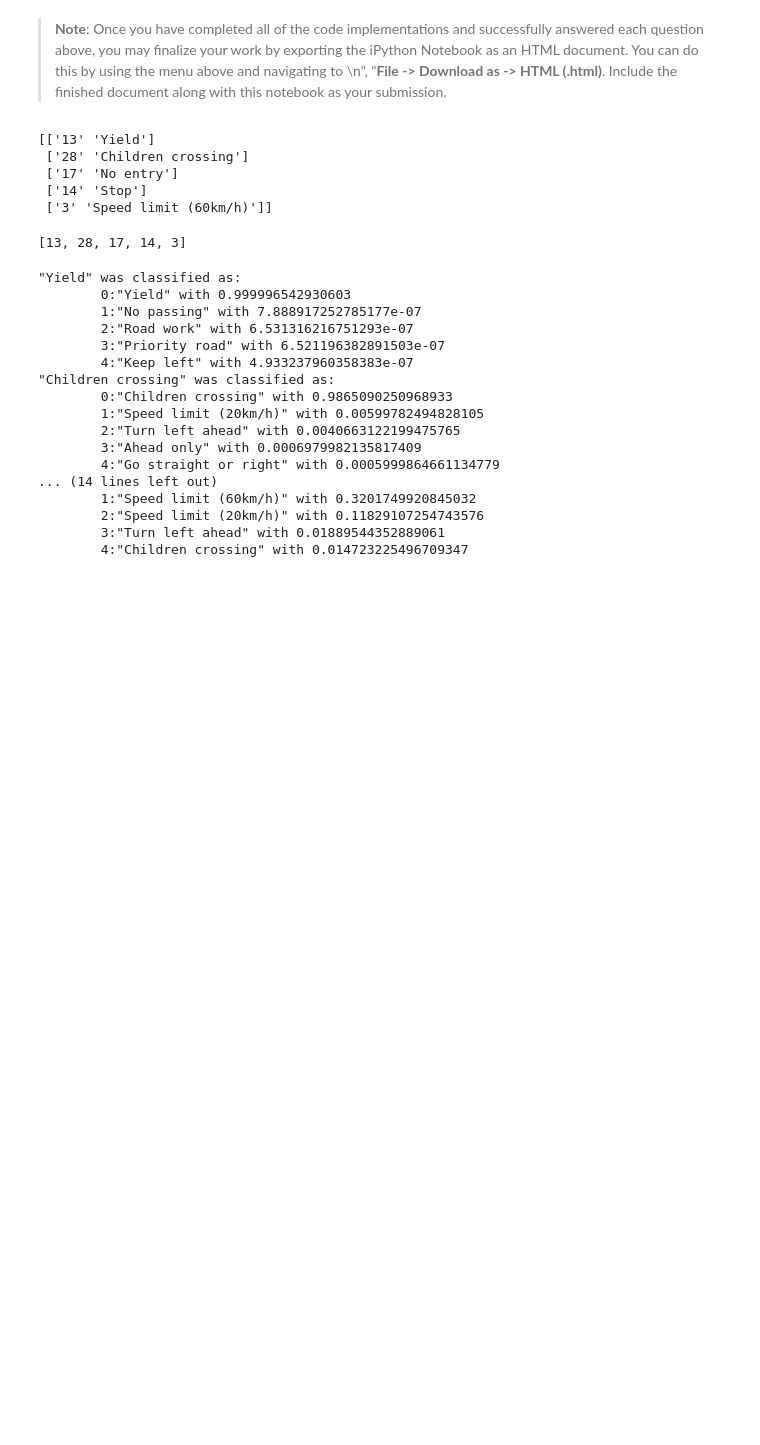
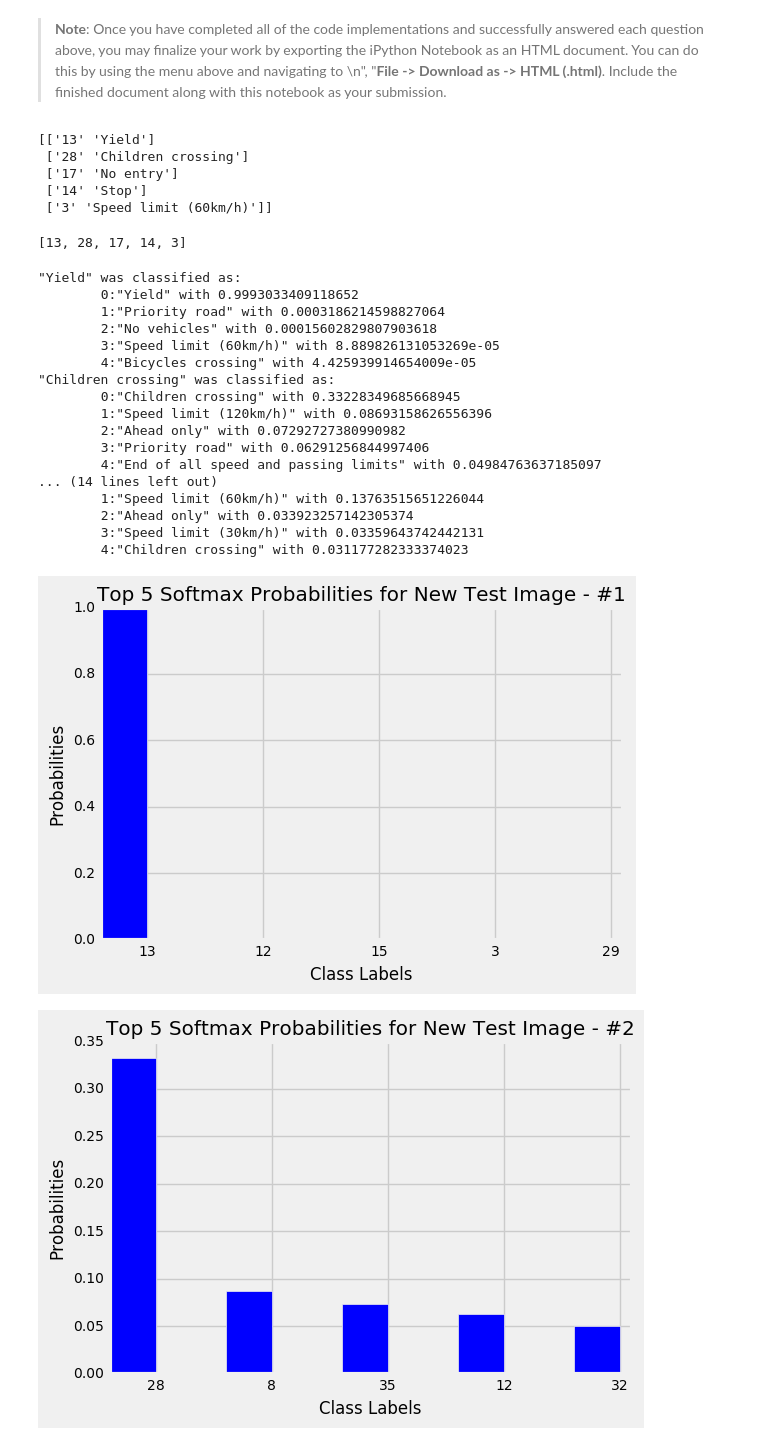
Before and after one commit to WilliamLynch/sdc, a Jupyter notebook: CarND-Traffic-Sign-Classifier-Project/Traffic_Sign_Classifier.ipynb, the cells around one changed output. Drawn from its saved outputs; the diff is of its cells as text; code cells hidden in the pictures; blank space fills up the shorter version.

```diff
--- a/CarND-Traffic-Sign-Classifier-Project/Traffic_Sign_Classifier.ipynb
+++ b/CarND-Traffic-Sign-Classifier-Project/Traffic_Sign_Classifier.ipynb
@@ -500,9 +510,9 @@ for el, filename in enumerate(filenames[-5:]):
         fig = plt.imshow(img, interpolation='nearest')
         fig.axes.get_xaxis().set_visible(False)
         fig.axes.get_yaxis().set_visible(False)
-        # Resize images
+        # Resize images to 32x32 and add to list
         img_resize = (img * 255.)
-        img_resize = img_resize.astype(np.resize)
+        img_resize = img_resize.astype(np.uint8)
         new_traffic_signs.append(cv2.resize(img_resize, (32, 32)))
 #     except:
 #         pass
@@ -626,7 +644,7 @@ new_traffic_signs_labels
  ['3' 'Speed limit (60km/h)']]
 [13, 28, 17, 14, 3]
 # %%
-# Get the top 5 predictions for the image
+# Get the top 5 predictions
 with tf.Session() as sess:
     top_pred = sess.run(tf.nn.top_k(tf.constant(s_max), k=5))
 
@@ -637,19 +655,38 @@ for actual, prediction, probability in zip(new_traffic_signs_labels, top_pred[1]
         print("\t{}:\"{}\" with {}".format(ind, sign_names[prediction[ind], :][1], probability[ind]))
 # %% [output]
 "Yield" was classified as:
-        0:"Yield" with 0.999996542930603
-        1:"No passing" with 7.888917252785177e-07
-        2:"Road work" with 6.531316216751293e-07
-        3:"Priority road" with 6.521196382891503e-07
-        4:"Keep left" with 4.933237960358383e-07
+        0:"Yield" with 0.9993033409118652
+        1:"Priority road" with 0.0003186214598827064
+        2:"No vehicles" with 0.00015602829807903618
+        3:"Speed limit (60km/h)" with 8.889826131053269e-05
+        4:"Bicycles crossing" with 4.425939914654009e-05
 "Children crossing" was classified as:
-        0:"Children crossing" with 0.9865090250968933
-        1:"Speed limit (20km/h)" with 0.00599782494828105
-        2:"Turn left ahead" with 0.0040663122199475765
-        3:"Ahead only" with 0.0006979982135817409
-        4:"Go straight or right" with 0.0005999864661134779
+        0:"Children crossing" with 0.33228349685668945
+        1:"Speed limit (120km/h)" with 0.08693158626556396
+        2:"Ahead only" with 0.07292727380990982
+        3:"Priority road" with 0.06291256844997406
+        4:"End of all speed and passing limits" with 0.04984763637185097
 ... (14 lines left out)
-        1:"Speed limit (60km/h)" with 0.3201749920845032
-        2:"Speed limit (20km/h)" with 0.11829107254743576
-        3:"Turn left ahead" with 0.01889544352889061
-        4:"Children crossing" with 0.014723225496709347
+        1:"Speed limit (60km/h)" with 0.13763515651226044
+        2:"Ahead only" with 0.033923257142305374
+        3:"Speed limit (30km/h)" with 0.03359643742442131
+        4:"Children crossing" with 0.031177282333374023
+# %%
+N = 5
+
+ind = np.arange(N)
+
+with plt.style.context('fivethirtyeight'):
+    for i in range(5):
+        plt.figure(i)
+        values = top_pred[0][i]
+        plt.bar(range(N), values, 0.40, color='b')
+        plt.ylabel('Probabilities')
+        plt.xlabel('Class Labels')
+        plt.title('Top {} Softmax Probabilities for New Test Image - #{}'.format(N, str(i+1)))
+        plt.xticks(ind+0.40, tuple(top_pred[1][i]))
+
+plt.show()
+# %% [output]
+[figure, added]
+[figure, added]
```
Also changed, not shown: parts of 14 cells of this notebook, 4 other files.
